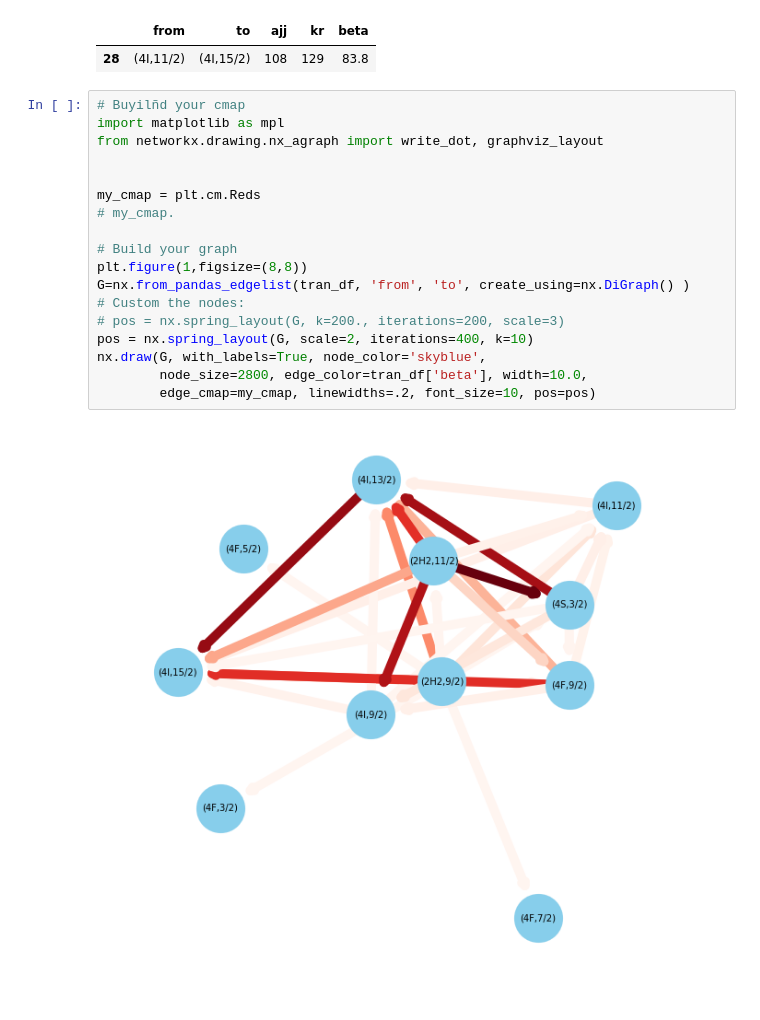
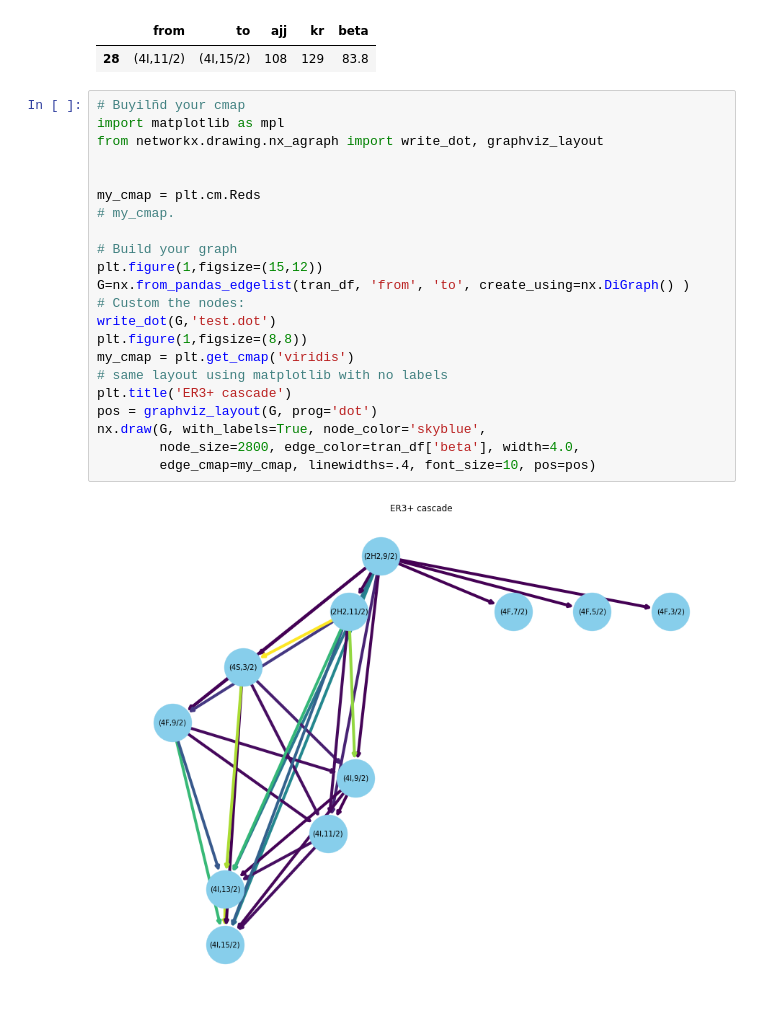
Before and after one commit to jubujjamer/pyucnp, a Jupyter notebook: notebooks/Energy levels.ipynb, the cells around one changed output. Cells and saved outputs as stored; diff of their text form.

```diff
--- a/notebooks/Energy levels.ipynb
+++ b/notebooks/Energy levels.ipynb
@@ -143,20 +143,24 @@ tran_df[tran_df['to'] == to_levels]
 # %%
 # Buyilñd your cmap
 import matplotlib as mpl
 from networkx.drawing.nx_agraph import write_dot, graphviz_layout
 
 
 my_cmap = plt.cm.Reds
 # my_cmap.
 
 # Build your graph
-plt.figure(1,figsize=(8,8))
+plt.figure(1,figsize=(15,12))
 G=nx.from_pandas_edgelist(tran_df, 'from', 'to', create_using=nx.DiGraph() )
 # Custom the nodes:
-# pos = nx.spring_layout(G, k=200., iterations=200, scale=3)
-pos = nx.spring_layout(G, scale=2, iterations=400, k=10)
+write_dot(G,'test.dot')
+plt.figure(1,figsize=(8,8))
+my_cmap = plt.get_cmap('viridis')
+# same layout using matplotlib with no labels
+plt.title('ER3+ cascade')
+pos = graphviz_layout(G, prog='dot')
 nx.draw(G, with_labels=True, node_color='skyblue',
-        node_size=2800, edge_color=tran_df['beta'], width=10.0,
-        edge_cmap=my_cmap, linewidths=.2, font_size=10, pos=pos)
+        node_size=2800, edge_color=tran_df['beta'], width=4.0,
+        edge_cmap=my_cmap, linewidths=.4, font_size=10, pos=pos)
 # %% [output]
-[figure, old version]
+[figure, new version]
```
Also changed, not shown: parts of 1 cell of this notebook, 12 other files.
